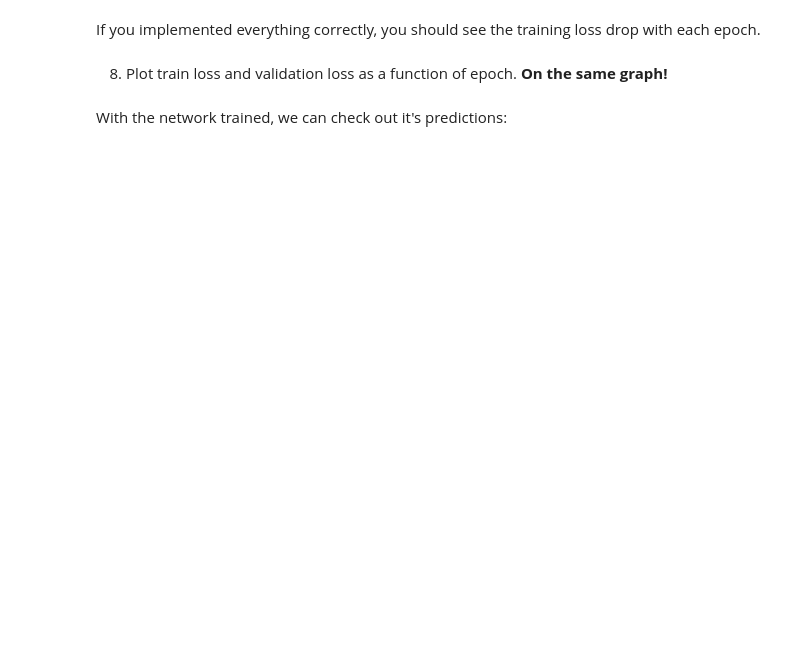
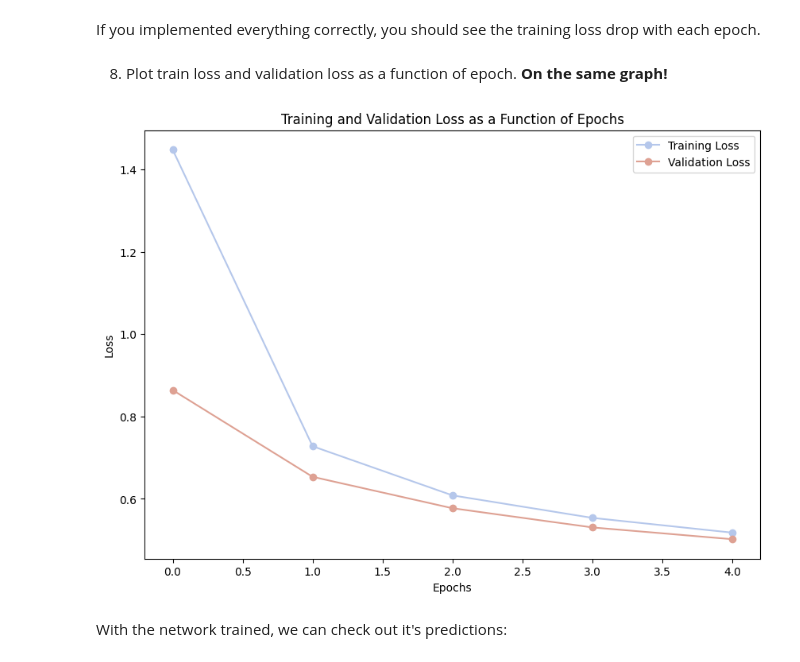
Before and after one commit to ilanitb16/mnist--neural--network, a Jupyter notebook: Assignment4.ipynb, the cells around one changed output. Cells and saved outputs as stored; diff of their text form; code cells hidden in the pictures; blank space fills up the shorter version.

```diff
--- a/Assignment4.ipynb
+++ b/Assignment4.ipynb
@@ -531,7 +531,10 @@ from torch.utils import data
 # %%
 # TODO: 1. split trainset into train and validation (use torch.utils.data.random_split())
 ######################
-### YOUR CODE HERE ###
+train_size = int(0.8 * len(mnist_data))
+val_size = len(mnist_data) - train_size
+
+trainset, valset = torch.utils.data.random_split(mnist_data ,[train_size, val_size])
 ######################
 
 # TODO: 2.1. create data loader for the trainset (batch_size=64, shuffle=True)
@@ -539,12 +542,14 @@ from torch.utils import data
 ### YOUR CODE HERE ###
 ######################
 # train_loader = ...
+train_loader = torch.utils.data.DataLoader(trainset, batch_size=64 , shuffle=True)
 
 # TODO: 2.2. create data loader for the valset (batch_size=64, shuffle=False)
 ######################
 ### YOUR CODE HERE ###
 ######################
 # val_loader = ...
+val_loader = torch.utils.data.DataLoader(valset, batch_size=64, shuffle=False)
 # %%
 # 3. set hyper parameters
 learning_rate = 0.005
@@ -558,6 +563,7 @@ model = NeuralNetwork()
 ### YOUR CODE HERE ###
 ######################
 # optimizer = ...
+optimizer = torch.optim.SGD(model.parameters(), learning_rate)
 
 # TODO: 5. create a criterion object. It should be negative log-likelihood loss since the task
 #    is a multi-task classification (digits classification)
@@ -565,6 +571,7 @@ model = NeuralNetwork()
 ### YOUR CODE HERE ###
 ######################
 # criterion = ...
+criterion = nn.NLLLoss()
 # %%
 # 6.1. Train the model. (Fill empty code blocks)
 def train_model(model, optimizer, criterion,
@@ -596,7 +603,11 @@ def train_model(model, optimizer, criterion,
 
           # TODO: Compute the loss and do the backward and optimizer step
           ######################
-          ### YOUR CODE HERE ###
+          optimizer.zero_grad()
+          outp = model(images) # forward pass
+          loss = criterion(outp, labels) # loss
+          loss.backward() # backward pass
+          optimizer.step() # update weights
           ######################
 
           running_loss += loss.item()
@@ -615,6 +626,8 @@ def train_model(model, optimizer, criterion,
                   ### YOUR CODE HERE ###
                   ######################
                   # val_loss = ...
+                  outp = model(images)
+                  val_loss = criterion(outp,labels)
                   ######################
 
                   running_val_loss += val_loss.item()
@@ -647,3 +661,22 @@ If you implemented everything correctly, you should see the training loss drop w
+# %%
+# TODO: plot train and validation loss as a function of # epochs
+######################
+import matplotlib.pyplot as plt
+
+plt.figure(figsize=(10,7))
+
+plt.plot(range(nepochs), train_losses, label='Training Loss', marker = 'o', color = '#B5C7EB')
+plt.plot(range(nepochs), val_losses, label='Validation Loss', marker = 'o', color = '#DEA193')
+
+plt.xlabel('Epochs')
+plt.ylabel('Loss')
+plt.title('Training and Validation Loss as a Function of Epochs')
+
+plt.legend()
+plt.show()
+######################
+# %% [output]
+[figure, added]
 # %% [markdown]
 With the network trained, we can check out it's predictions:
 # %%
```
Also changed, not shown: parts of 4 cells of this notebook.
